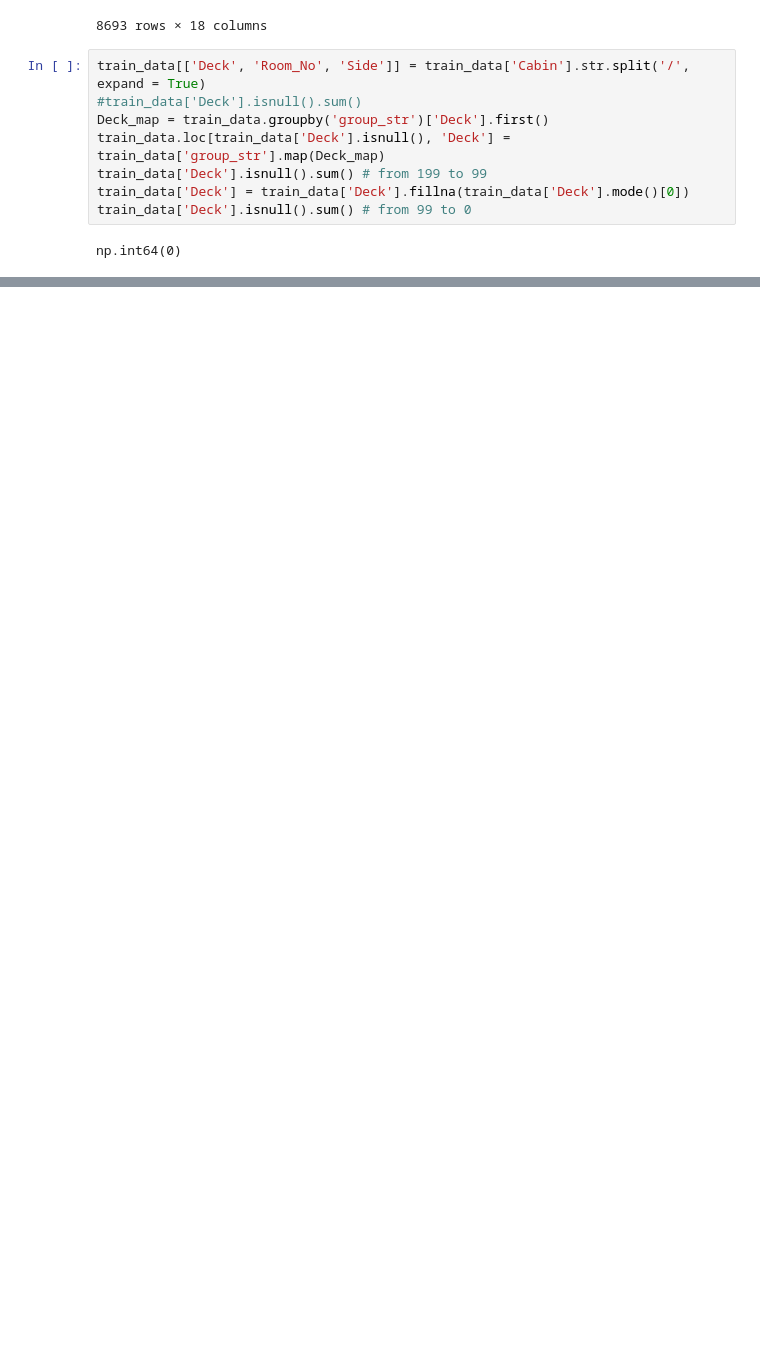
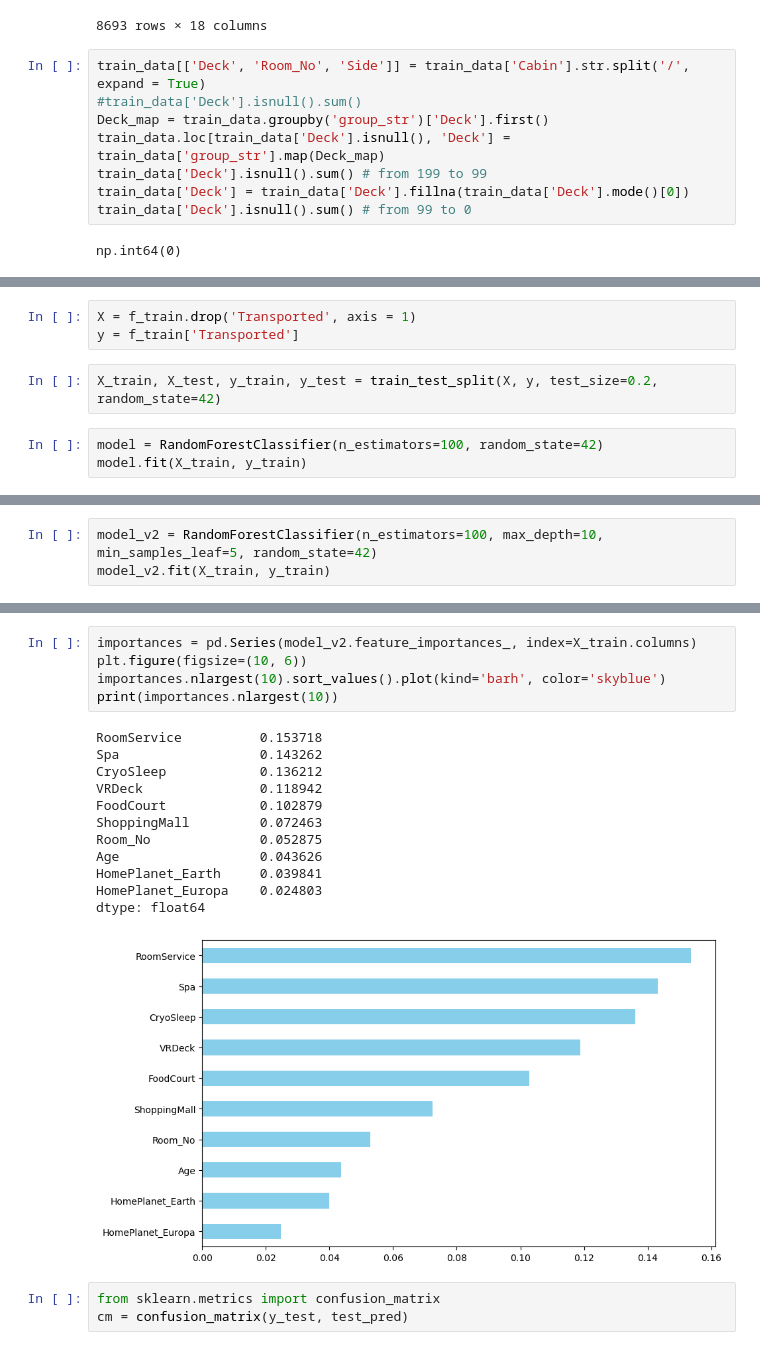
Before and after one commit to mrklipinsk-sys/ML-pracitites-, a Jupyter notebook: Spaceship_Titanic/notebooks/spaceship_titanic.ipynb, the cells around one changed output, grey strips where cells are left out. Drawn from its saved outputs; the diff is of its cells as text; blank space fills up the shorter version.

```diff
--- a/Spaceship_Titanic/notebooks/spaceship_titanic.ipynb
+++ b/Spaceship_Titanic/notebooks/spaceship_titanic.ipynb
@@ -234,0 +509,8 @@ train_data['Room_No'] = train_data['Room_No'].astype(float)
+# %%
+X = f_train.drop('Transported', axis = 1)
+y = f_train['Transported']
+# %%
+X_train, X_test, y_train, y_test = train_test_split(X, y, test_size=0.2, random_state=42)
+# %%
+model = RandomForestClassifier(n_estimators=100, random_state=42)
+model.fit(X_train, y_train)
@@ -234,0 +532,3 @@ train_data['Room_No'] = train_data['Room_No'].astype(float)
+# %%
+model_v2 = RandomForestClassifier(n_estimators=100, max_depth=10, min_samples_leaf=5, random_state=42)
+model_v2.fit(X_train, y_train)
@@ -234,0 +546,21 @@ train_data['Room_No'] = train_data['Room_No'].astype(float)
+# %%
+importances = pd.Series(model_v2.feature_importances_, index=X_train.columns)
+plt.figure(figsize=(10, 6))
+importances.nlargest(10).sort_values().plot(kind='barh', color='skyblue')
+print(importances.nlargest(10))
+# %% [output]
+RoomService          0.153718
+Spa                  0.143262
+CryoSleep            0.136212
+VRDeck               0.118942
+FoodCourt            0.102879
+ShoppingMall         0.072463
+Room_No              0.052875
+Age                  0.043626
+HomePlanet_Earth     0.039841
+HomePlanet_Europa    0.024803
+dtype: float64
+[figure, added]
+# %%
+from sklearn.metrics import confusion_matrix
+cm = confusion_matrix(y_test, test_pred)
```
Also changed, not shown: parts of 35 cells of this notebook, 2 other files.
